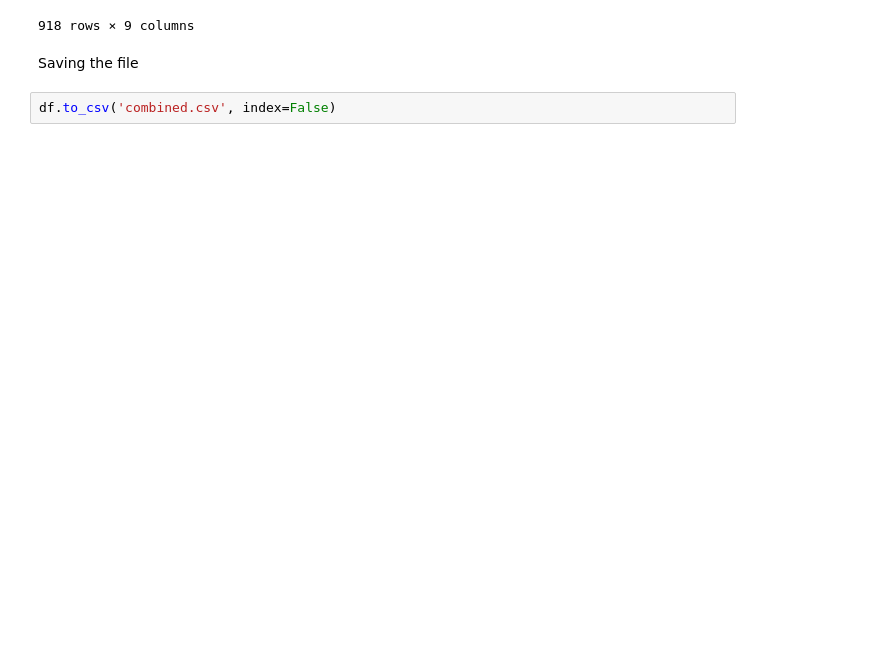
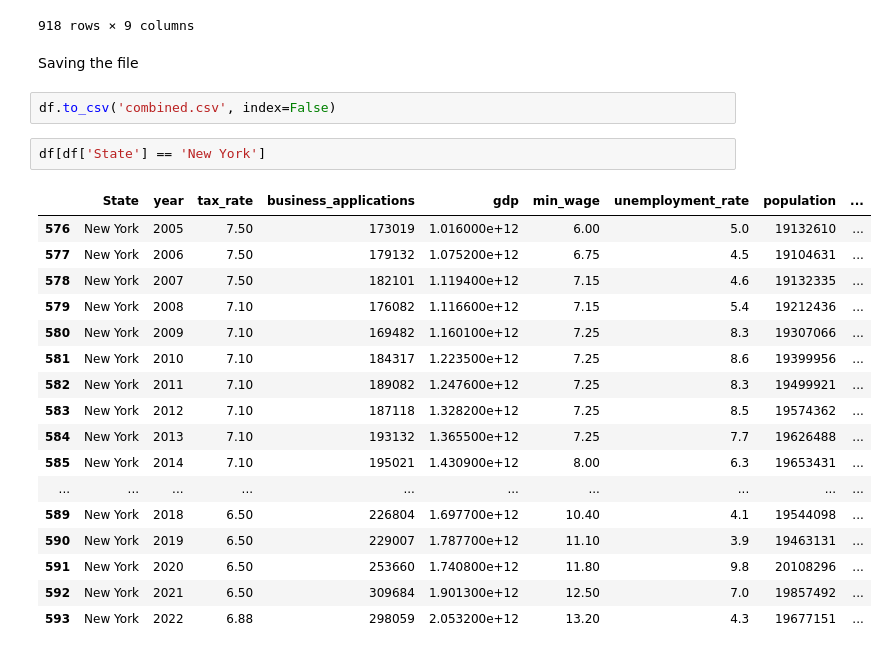
Before and after one commit to anoushkaberry15/data-analytics-project, a Jupyter notebook: Data Cleaning.ipynb, the cells around one changed output. Cells and saved outputs as stored; diff of their text form; blank space fills up the shorter version.

```diff
--- a/Data Cleaning.ipynb
+++ b/Data Cleaning.ipynb
@@ -215,3 +206,23 @@ df
 Saving the file
 # %%
 df.to_csv('combined.csv', index=False)
+# %%
+df[df['State'] == 'New York']
+# %% [output]
+|  | State | year | tax_rate | business_applications | gdp | min_wage | unemployment_rate | population | ... |
+| 576 | New York | 2005 | 7.50 | 173019 | 1.016000e+12 | 6.00 | 5.0 | 19132610 | ... |
+| 577 | New York | 2006 | 7.50 | 179132 | 1.075200e+12 | 6.75 | 4.5 | 19104631 | ... |
+| 578 | New York | 2007 | 7.50 | 182101 | 1.119400e+12 | 7.15 | 4.6 | 19132335 | ... |
+| 579 | New York | 2008 | 7.10 | 176082 | 1.116600e+12 | 7.15 | 5.4 | 19212436 | ... |
+| 580 | New York | 2009 | 7.10 | 169482 | 1.160100e+12 | 7.25 | 8.3 | 19307066 | ... |
+| 581 | New York | 2010 | 7.10 | 184317 | 1.223500e+12 | 7.25 | 8.6 | 19399956 | ... |
+| 582 | New York | 2011 | 7.10 | 189082 | 1.247600e+12 | 7.25 | 8.3 | 19499921 | ... |
+| 583 | New York | 2012 | 7.10 | 187118 | 1.328200e+12 | 7.25 | 8.5 | 19574362 | ... |
+| 584 | New York | 2013 | 7.10 | 193132 | 1.365500e+12 | 7.25 | 7.7 | 19626488 | ... |
+| 585 | New York | 2014 | 7.10 | 195021 | 1.430900e+12 | 8.00 | 6.3 | 19653431 | ... |
+| ... | ... | ... | ... | ... | ... | ... | ... | ... | ... |
+| 589 | New York | 2018 | 6.50 | 226804 | 1.697700e+12 | 10.40 | 4.1 | 19544098 | ... |
+| 590 | New York | 2019 | 6.50 | 229007 | 1.787700e+12 | 11.10 | 3.9 | 19463131 | ... |
+| 591 | New York | 2020 | 6.50 | 253660 | 1.740800e+12 | 11.80 | 9.8 | 20108296 | ... |
+| 592 | New York | 2021 | 6.50 | 309684 | 1.901300e+12 | 12.50 | 7.0 | 19857492 | ... |
+| 593 | New York | 2022 | 6.88 | 298059 | 2.053200e+12 | 13.20 | 4.3 | 19677151 | ... |
```
Also changed, not shown: parts of 7 cells of this notebook, 4 other files.
